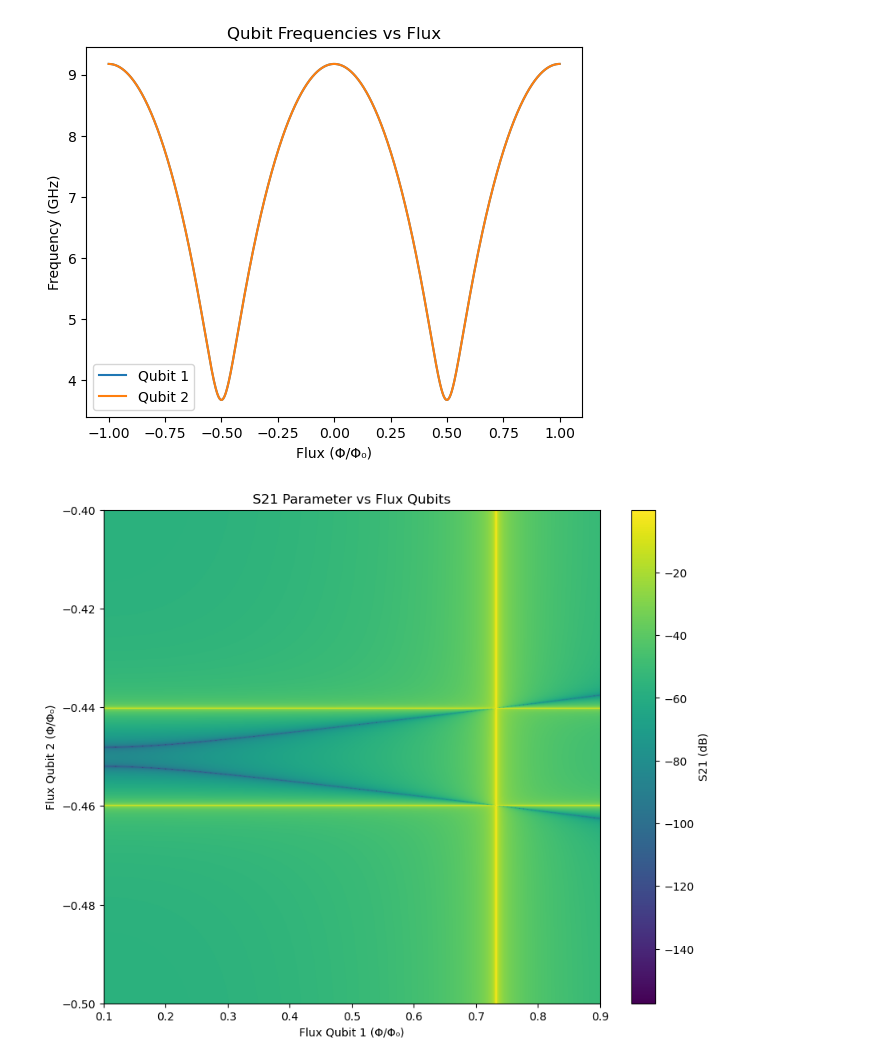
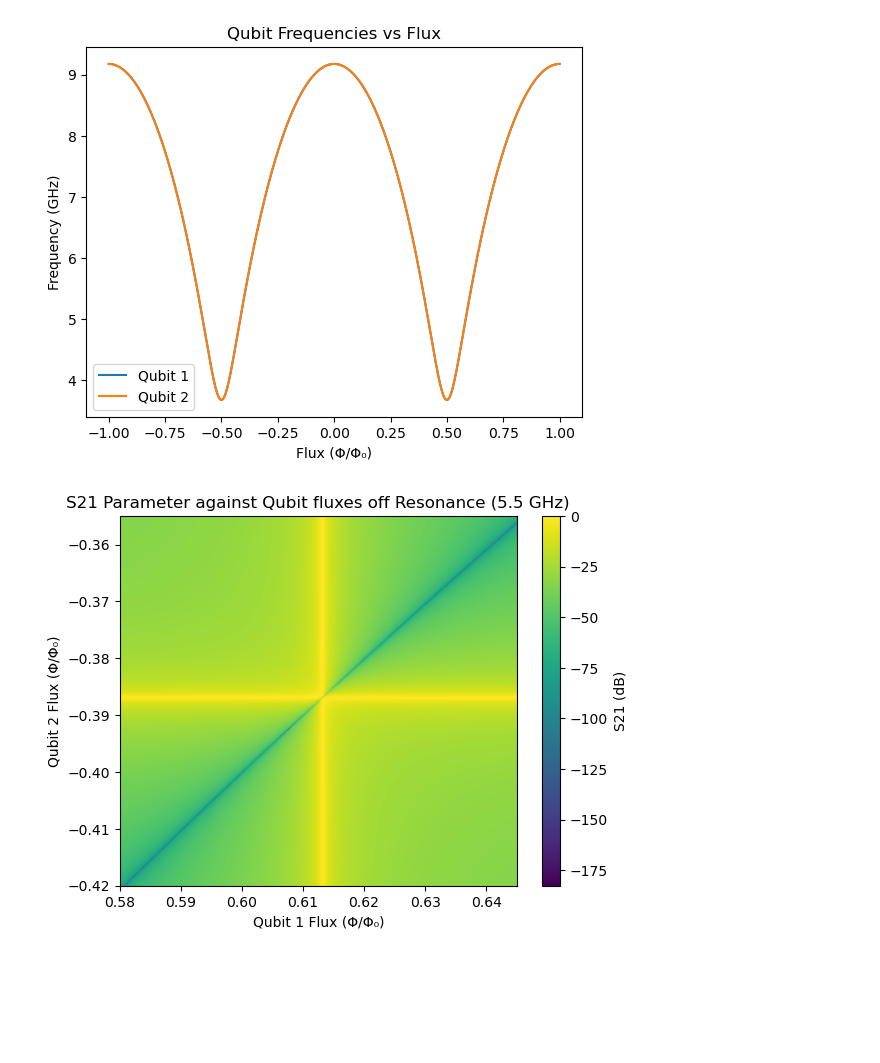
Before and after one commit to foysalx/TwoQubitHeatValve, a Jupyter notebook: 2QHVABCD.ipynb, the cells around one changed output. Drawn from its saved outputs; the diff is of its cells as text; code cells hidden in the pictures; blank space fills up the shorter version.

Commit message:
ABCD fixed with lorentzian

```diff
--- a/2QHVABCD.ipynb
+++ b/2QHVABCD.ipynb
@@ -114,6 +126,8 @@ C_T = 100.53e-15
 L_T = 10e-9
 N = 1000
 w_r = 5.5e9*2*np.pi
+Z_1 = 10
+Z_2 = 10
 
 
 
@@ -136,8 +150,8 @@ l4 = (7*l_f)/12
 l5 = l_f/6
 l6 = l_f/4
 # %%
-phi_q1_values = np.linspace(0.1, 0.9, N) * phi_0
-phi_q2_values = np.linspace(-0.5, -0.4, N) * phi_0
+phi_q1_values = np.linspace(-0.42, -0.355, N)*phi_0#(0.578, 0.58, N) * phi_0#(-0.425, -0.415, N) * phi_0 (0.574, 0.584, N)*phi_0
+phi_q2_values = np.linspace(0.58, 0.645, N)*phi_0#(-0.422, -0.420, N) * phi_0#(0.57, 0.59, N) * phi_0 (-0.426, -0.416, N)*phi_0
 S_21_vals = np.zeros((N,N), dtype=complex)
 f_q1_vals = np.zeros(N)
 f_q2_vals = np.zeros(N)
@@ -162,9 +176,10 @@ for i1, phi_q1 in enumerate(phi_q1_values):
     f_q1 = (np.sqrt(8*E_j1*E_c)-E_c)/h
     f_q1_vals[i1] = f_q1
     omega_q1 = 2 * np.pi * f_q1
-    Z_qc = 1/(1j*omega_q1*C_T)
-    Z_ql = 1j*omega_q1*L_T
-    Z_qubit_1 = (1/Z_qc + 1/Z_ql)**(-1)  #1 / ((1j * w_r * C_T * (1 - (omega_q1 / w_r)**2) + 1e-10))
+    #Z_qc = 1/(1j*omega_q1*C_T)
+    #Z_ql = 1j*omega_q1*L_T
+    #Z_qubit_1 = (1/Z_qc + 1/Z_ql)**(-1)  #1 / ((1j * w_r * C_T * (1 - (omega_q1 / w_r)**2) + 1e-10))
+    Z_qubit_1 = 1 / (1j * w_r * C_T * (1 - (omega_q1 / w_r)**2))
     Z1 = Z_qubit_1 + 2*Z_cc
     ABCD_qubit_1 = ABCD_component(Z1, Ad=False)
     Y_inner_1 = ABCD_to_Y(ABCD_qubit_1)
@@ -174,9 +189,9 @@ for i1, phi_q1 in enumerate(phi_q1_values):
         f_q2 = (np.sqrt(8*E_j2*E_c)-E_c)/h
         omega_q2 = 2 * np.pi * f_q2
         #Z_qubit_2 = 1 / ((1j * w_r * C_T * (1 - (omega_q2 / w_r)**2) + 1e-10))
-        Z_qc_2 = 1/(1j*omega_q2*C_T)
-        Z_ql_2 = 1j*omega_q2*L_T
-        Z_qubit_2 = (1/Z_qc_2 + 1/Z_ql_2)**(-1)
+        #Z_qc_2 = 1/(1j*omega_q2*C_T)
+        #Z_ql_2 = 1j*omega_q2*L_T
+        Z_qubit_2 = 1 / (1j * w_r * C_T * (1 - (omega_q2 / w_r)**2))
         f_q2_vals[i2] = f_q2
         Z2 = Z_qubit_2 + 2*Z_cc
         ABCD_qubit_2 = ABCD_component(Z2, Ad=False)
@@ -184,7 +199,7 @@ for i1, phi_q1 in enumerate(phi_q1_values):
         Y_inner = Y_inner_1 + Y_inner_2
         ABCD_inner = Y_to_ABCD(Y_inner)
         ABCD_total = Z_l1 @ ABCD_inner @ Z_l6
-        S_21_vals[i1, i2] = ABCD_to_S21(ABCD_total, Z_0)
+        S_21_vals[i1, i2] = ABCD_to_S21(ABCD_total, Z_1, Z_2)
 # %%
 # Check to see whether qubits cross the resonator frequency. Note; it does
 
@@ -198,18 +213,18 @@ plt.show()
 # %% [output]
 [figure]
 # %%
-plt.figure(figsize=(10, 8))
+plt.figure()
 plt.imshow(
     20 * np.log10(np.abs(S_21_vals)),
-    extent=(0.1, 0.9, -0.5, -0.4),
+    extent=(phi_q2_values[0]/phi_0, phi_q2_values[-1]/phi_0, phi_q1_values[0]/phi_0, phi_q1_values[-1]/phi_0),
     origin='lower',
     aspect='auto',
     cmap='viridis'
 )
 plt.colorbar(label='S21 (dB)')
-plt.xlabel('Flux Qubit 1 (Φ/Φ₀)')
-plt.ylabel('Flux Qubit 2 (Φ/Φ₀)')
-plt.title('S21 Parameter vs Flux Qubits')
+plt.xlabel('Qubit 1 Flux (Φ/Φ₀)')
+plt.ylabel('Qubit 2 Flux (Φ/Φ₀)')
+plt.title('S21 Parameter against Qubit fluxes off Resonance (5.5 GHz)')
 plt.show()
 # %% [output]
-[figure, old version]
+[figure, new version]
```
Also changed, not shown: parts of 1 cell of this notebook.
